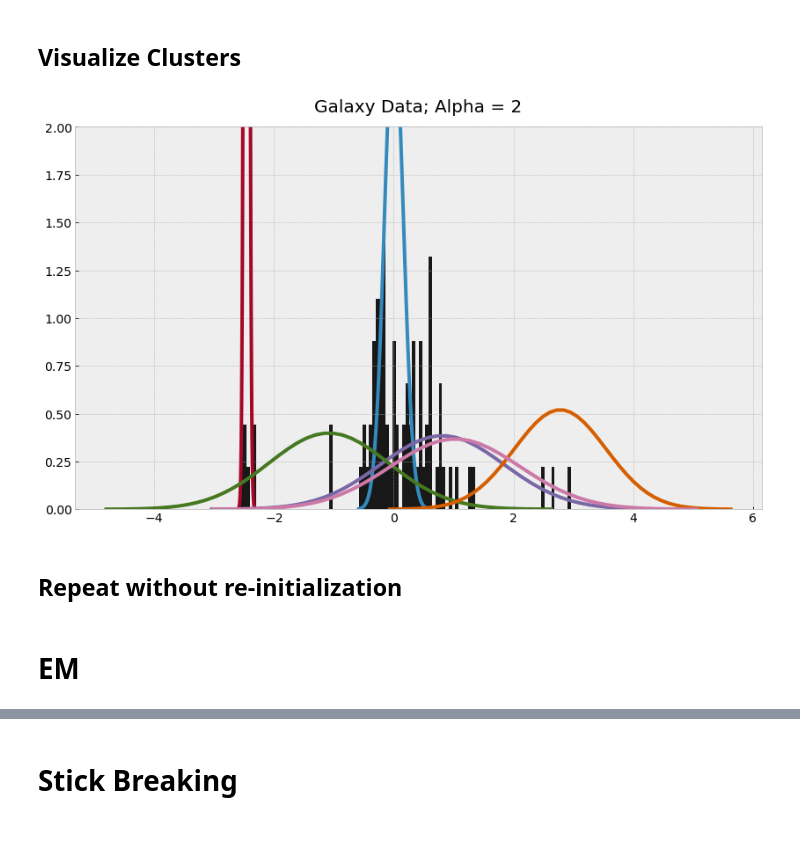
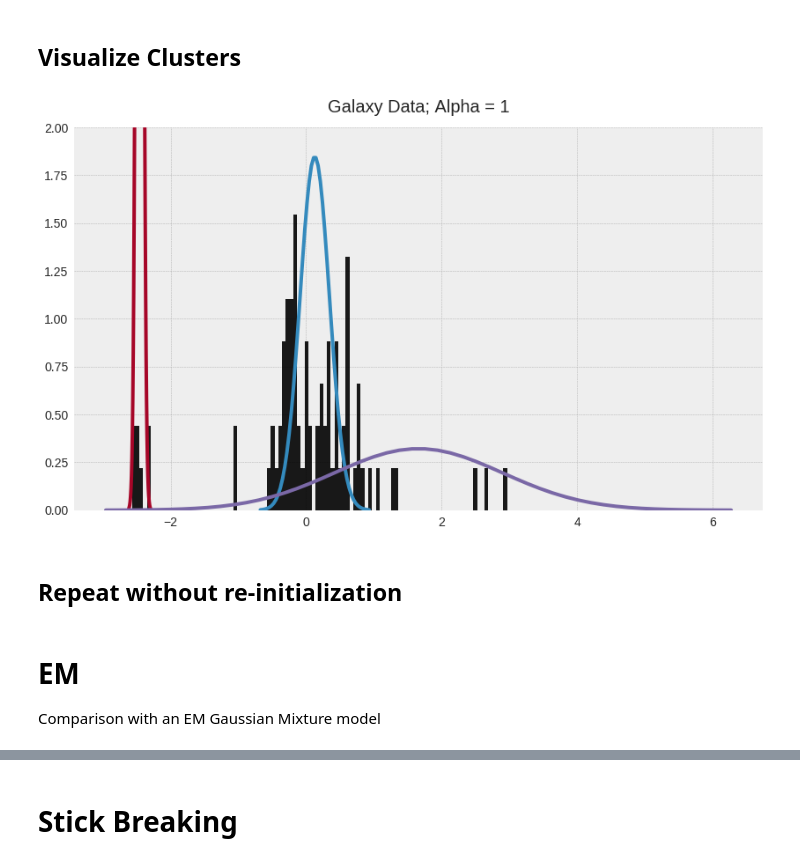
Before and after one commit to gdj0nes/BayesianModeling, a Jupyter notebook: FinalProject.ipynb, the cells around one changed output, grey strips where cells are left out. Drawn from its saved outputs; the diff is of its cells as text; code cells hidden in the pictures; blank space fills up the shorter version.

```diff
--- a/FinalProject.ipynb
+++ b/FinalProject.ipynb
@@ -124,10 +125,13 @@ class Cluster(object):
 # %% [markdown]
 ### Initialize
 # %%
-ALPHA = 4  # Dispersion parameters
+ALPHA = 1  # Dispersion parameters
 M = 30  #
 AUX_PROP = float(ALPHA) / M
 CLUSTER_NUM = 0
+MCMC_SIMS = 20000
+SIMS = 10
+
 clusters = []
 assignments = []
 for d in galaxy:
@@ -135,7 +139,7 @@ for d in galaxy:
 # %% [markdown]
 ### Run DP Algorithm
 # %%
-SIMS = 100
+num_clusters = []
 for i in trange(SIMS):
     for obs in assignments:
         aux_params = np.vstack([np.random.normal(0, 5, size=M), np.abs(np.random.normal(0, 1.5, size=M)) + .05]).T #
@@ -155,3 +159,12 @@ for i in trange(SIMS):
             obs.assign_cluster(cluster)
         # Delete clusters without data point
         clusters = [c for c in clusters if c.size > 0]
+    num_clusters.append(len(clusters))
+    # RUN MCMC
+
+    for _ in xrange(MCMC_SIMS):
+        [c.run_mcmc() for c in clusters]
+    # Burn chain
+    BURN = 5000
+    STRIDE = 10
+    [c.reparameterize(BURN, STRIDE) for c in clusters];
@@ -160,22 +170,0 @@ for i in trange(SIMS):
-# %%
-MCMC_SIMS = 30000
-for _ in trange(MCMC_SIMS):
-    [c.run_mcmc() for c in clusters]
-
-# Visualize chains
-data = [np.array(c.histMu) for c in clusters]
-plt.figure(figsize=(16,6))
-plt.title('Cluster Means')
-for a in data:
-    plt.plot(a, alpha=0.75)
-
-data = [np.array(c.histStd) for c in clusters]
-plt.figure(figsize=(16,6))
-plt.title('Cluster Standard Deviations')
-for a in data:
-    plt.plot(a, alpha=0.75)
-
-# Burn chain
-BURN = 5000
-STRIDE = 10
-[c.reparameterize(BURN, STRIDE) for c in clusters];
@@ -187,21 +188,23 @@ STRIDE = 10
 # %%
 # Plot posterior distribution
 plt.figure(figsize=(14,8))
 for c in clusters:
     c_dist = D.norm(c.mu, c.std)
     x = np.linspace(c_dist.ppf(.0001), c_dist.ppf(.9999))
     plt.plot(x, c_dist.pdf(x), lw=4)
 plt.ylim(0, 2)
 plt.hist(galaxy, bins=100, color='k', alpha=0.9, normed=True)
-plt.title('Galaxy Data; Alpha = 2', fontsize=20, y=1.025)
+plt.title('Galaxy Data; Alpha = 1', fontsize=20, y=1.025)
 plt.xticks(fontsize=14)
 plt.yticks(fontsize=14);
 # %% [output]
-[figure, old version]
+[figure, new version]
 # %% [markdown]
 ## Repeat without re-initialization
-# %% [markdown]
-# EM
+# %% [markdown]
+# EM
+
+Comparison with an EM Gaussian Mixture model
 # %%
 from sklearn.mixture import GaussianMixture
 # %%
```
Also changed, not shown: parts of 13 cells of this notebook.
